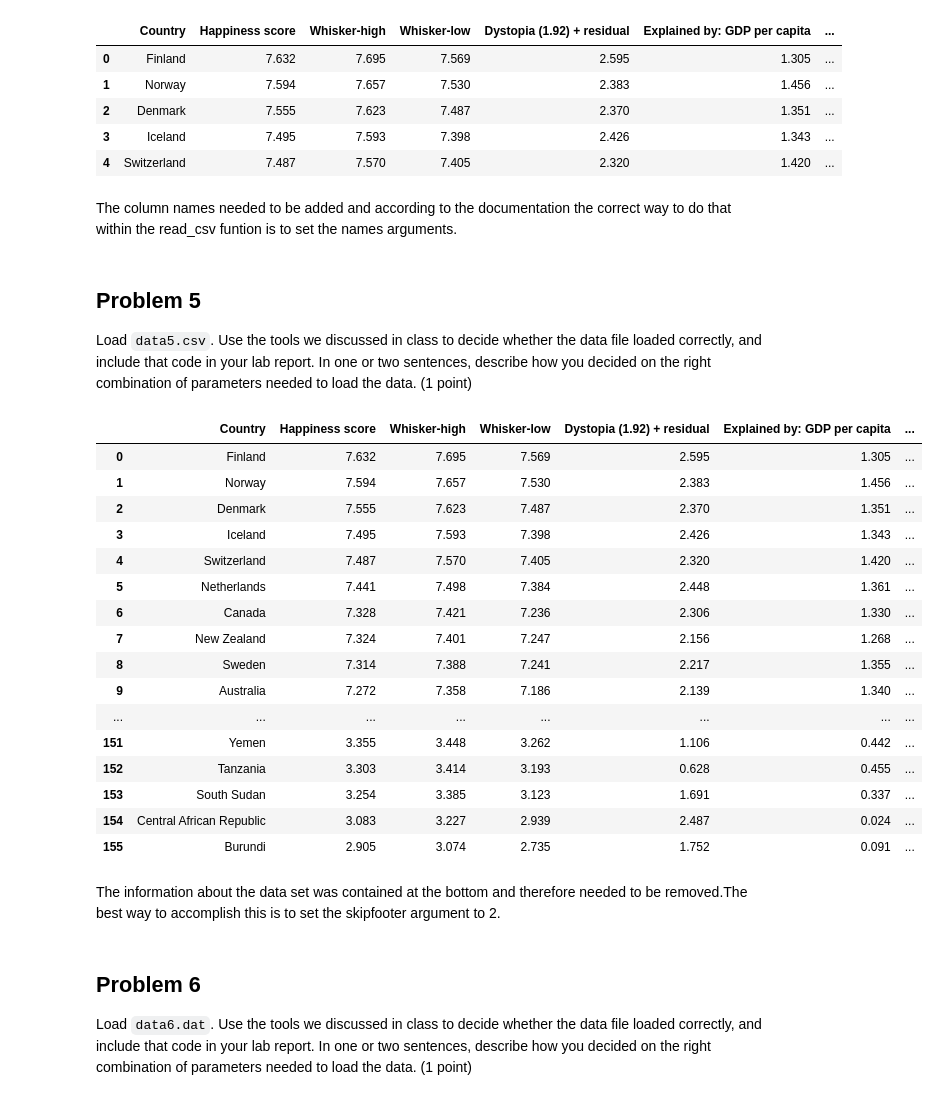
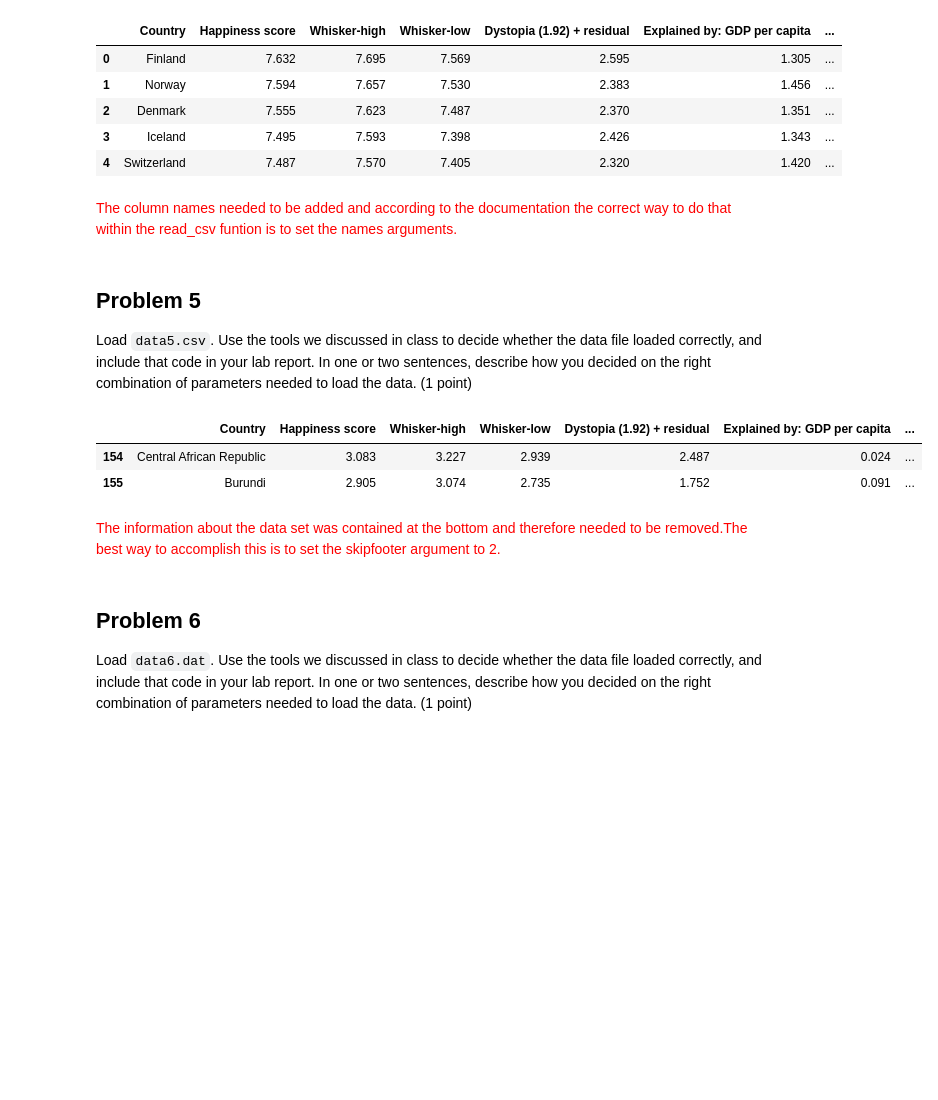
Before and after one commit to kimbrellj/MSDS6001, a Jupyter notebook: LabAssignment_2/labassignment2.ipynb, the cells around one changed output. Saved outputs shown, nothing was run; the diff lists cells and outputs as text; code cells hidden in the pictures; blank space fills up the shorter version.

```diff
--- a/LabAssignment_2/labassignment2.ipynb
+++ b/LabAssignment_2/labassignment2.ipynb
@@ -113,34 +113,19 @@ data4.head(5)
 | 3 | Iceland | 7.495 | 7.593 | 7.398 | 2.426 | 1.343 | ... |
 | 4 | Switzerland | 7.487 | 7.570 | 7.405 | 2.320 | 1.420 | ... |
 # %% [markdown]
-The column names needed to be added and according to the documentation the correct way to do that within the read_csv funtion is to set the names arguments.
+<font color='red'> The column names needed to be added and according to the documentation the correct way to do that within the read_csv funtion is to set the names arguments. </font>
 # %% [markdown]
 ## Problem 5
 Load `data5.csv`. Use the tools we discussed in class to decide whether the data file loaded correctly, and include that code in your lab report. In one or two sentences, describe how you decided on the right combination of parameters needed to load the data. (1 point)
 # %%
 data5 = pd.read_csv("data5.csv",skipfooter=2,engine="python")
-pd.set_option('display.max_rows',200)
-data5
+data5.tail(2)
 # %% [output]
 |  | Country | Happiness score | Whisker-high | Whisker-low | Dystopia (1.92) + residual | Explained by: GDP per capita | ... |
-| 0 | Finland | 7.632 | 7.695 | 7.569 | 2.595 | 1.305 | ... |
-| 1 | Norway | 7.594 | 7.657 | 7.530 | 2.383 | 1.456 | ... |
-| 2 | Denmark | 7.555 | 7.623 | 7.487 | 2.370 | 1.351 | ... |
-| 3 | Iceland | 7.495 | 7.593 | 7.398 | 2.426 | 1.343 | ... |
-| 4 | Switzerland | 7.487 | 7.570 | 7.405 | 2.320 | 1.420 | ... |
-| 5 | Netherlands | 7.441 | 7.498 | 7.384 | 2.448 | 1.361 | ... |
-| 6 | Canada | 7.328 | 7.421 | 7.236 | 2.306 | 1.330 | ... |
-| 7 | New Zealand | 7.324 | 7.401 | 7.247 | 2.156 | 1.268 | ... |
-| 8 | Sweden | 7.314 | 7.388 | 7.241 | 2.217 | 1.355 | ... |
-| 9 | Australia | 7.272 | 7.358 | 7.186 | 2.139 | 1.340 | ... |
-| ... | ... | ... | ... | ... | ... | ... | ... |
-| 151 | Yemen | 3.355 | 3.448 | 3.262 | 1.106 | 0.442 | ... |
-| 152 | Tanzania | 3.303 | 3.414 | 3.193 | 0.628 | 0.455 | ... |
-| 153 | South Sudan | 3.254 | 3.385 | 3.123 | 1.691 | 0.337 | ... |
 | 154 | Central African Republic | 3.083 | 3.227 | 2.939 | 2.487 | 0.024 | ... |
 | 155 | Burundi | 2.905 | 3.074 | 2.735 | 1.752 | 0.091 | ... |
 # %% [markdown]
-The information about the data set was contained at the bottom and therefore needed to be removed.The best way to accomplish this is to set the skipfooter argument to 2.
+<font color='red'> The information about the data set was contained at the bottom and therefore needed to be removed.The best way to accomplish this is to set the skipfooter argument to 2. </font>
 # %% [markdown]
 ## Problem 6
 Load `data6.dat`. Use the tools we discussed in class to decide whether the data file loaded correctly, and include that code in your lab report. In one or two sentences, describe how you decided on the right combination of parameters needed to load the data. (1 point)
```
Also changed, not shown: parts of 11 cells of this notebook.
